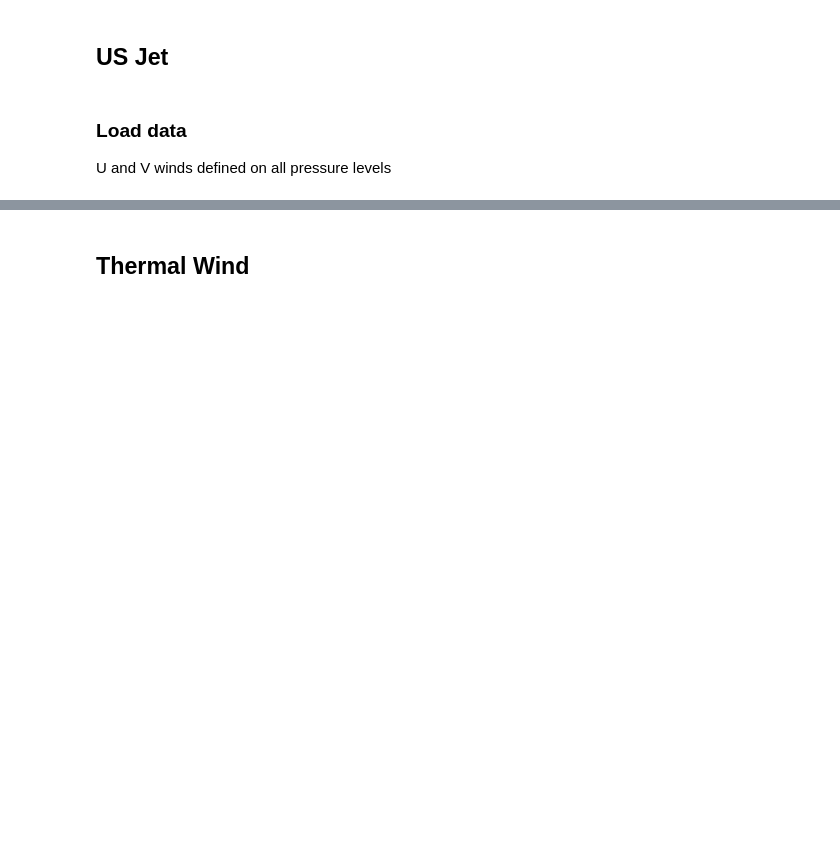
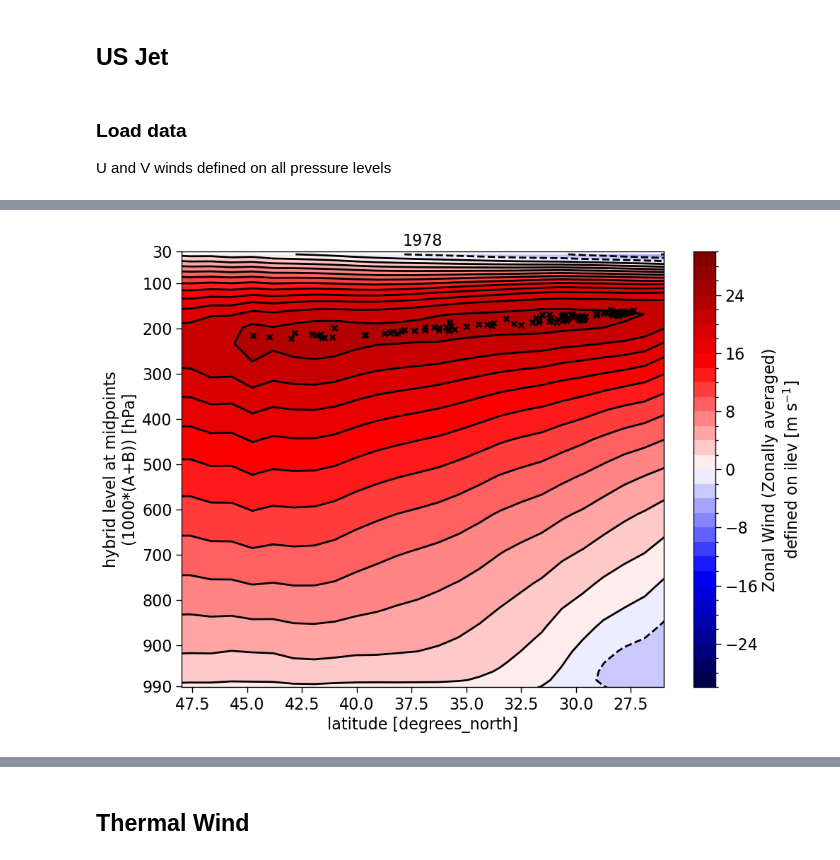
Before and after one commit to ivalencius/winds-of-change, a Jupyter notebook: CESMLENS2.ipynb, the cells around one changed output, grey strips where cells are left out. Drawn from its saved outputs; the diff is of its cells as text; code cells hidden in the pictures; blank space fills up the shorter version.

```diff
--- a/CESMLENS2.ipynb
+++ b/CESMLENS2.ipynb
@@ -962,0 +1072,45 @@ winds = cmip6_uv.assign(W = lambda x: np.sqrt(x.U**2 + x.V**2))
+# %%
+fig, ax = plt.subplots(figsize=(11,8)) #Creating the basis for the plot
+levels = np.linspace(-30, 30, 31)
+yearly = mon2yearly(forcings['cmip6'], 'U').mean('lon')
+yearly = yearly.where(yearly.lev > 35, drop=True)  # Fist level is 39.6
+# p_levs = [int(l) for l in yearly.lev.values]
+p_levs = [990, 900, 800, 700, 600, 500, 400, 300, 200, 100, 30]
+
+# https://stackoverflow.com/questions/48168880/finding-the-center-of-a-contour
+def center_of_mass(X):
+    # calculate center of mass of a closed polygon
+    x = X[:,0]
+    y = X[:,1]
+    g = (x[:-1]*y[1:] - x[1:]*y[:-1])
+    A = 0.5*g.sum()
+    cx = ((x[:-1] + x[1:])*g).sum()
+    cy = ((y[:-1] + y[1:])*g).sum()
+    return 1./(6*A)*np.array([cx,cy])
+
+centers = []
+def animate(year):
+    ax.clear()
+    data = yearly.sel(time=year).mean('realization')
+    data.plot.contourf(ax=ax, levels=levels, cmap='seismic', ylim=(992, 36), xlim=(48, 26), add_colorbar=False)
+    contour = data.plot.contour(ax=ax, levels=levels, cmap='k', ylim=(992, 36), xlim=(48, 26), add_colorbar= False, linestyles=np.where(levels >= 0, "-", "--"))
+    ax.set_title(year.year)
+    # Get center of max value i.e. the Jet
+    good_segs = [s for s in contour.allsegs if len(s[0]) > 0]
+    c = center_of_mass(good_segs[-1][0])
+    if c[0] > 47:  # Outside of reasonable range
+        c = np.array([np.nan, np.nan])
+    centers.append(c)
+    forplot = np.array(centers)
+    ax.scatter(forplot[:, 0], forplot[:, 1], s=30, c='black', marker='x')
+    ax.set_yticks(p_levs)
+    ax.set_yticklabels([str(l) for l in p_levs])
+
+ani = animation.FuncAnimation(fig, animate, yearly.time.values, interval=400, blit=False)
+
+formap = yearly.isel(time=0).isel(realization=0).plot.contourf(ax=ax, levels=levels, cmap='seismic', ylim=(992, 36), xlim=(48, 26), add_colorbar=False)
+cbar = fig.colorbar(formap)
+cbar.set_label('Zonal Wind (Zonally averaged)\ndefined on ilev [m s$^{-1}$]')
+# HTML(ani.to_jshtml()) #Show the animation in the kernel
+ani.save('figures/conus_wind_zonal_mean.gif', writer='imagemagick', fps = 5) #Save animation as gif-file
+# %% [output]
@@ -962,0 +1118 @@ winds = cmip6_uv.assign(W = lambda x: np.sqrt(x.U**2 + x.V**2))
+[figure, added]
```
Also changed, not shown: parts of 12 cells of this notebook, 1 other file.
